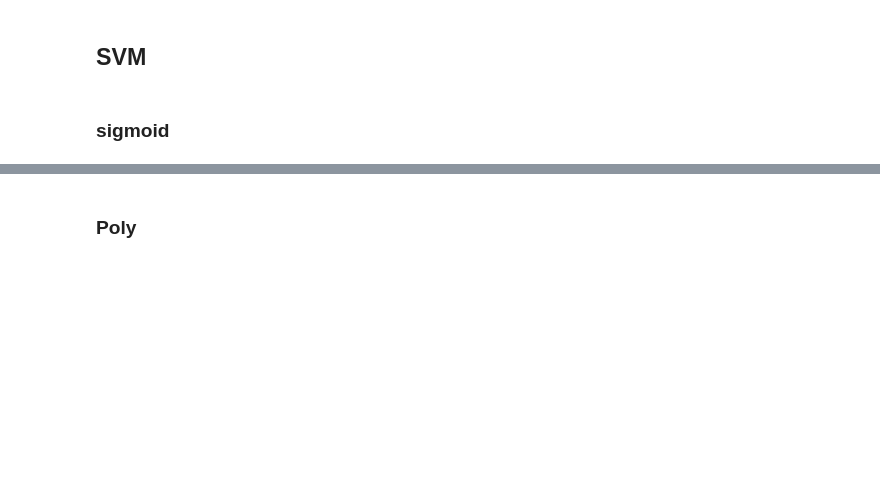
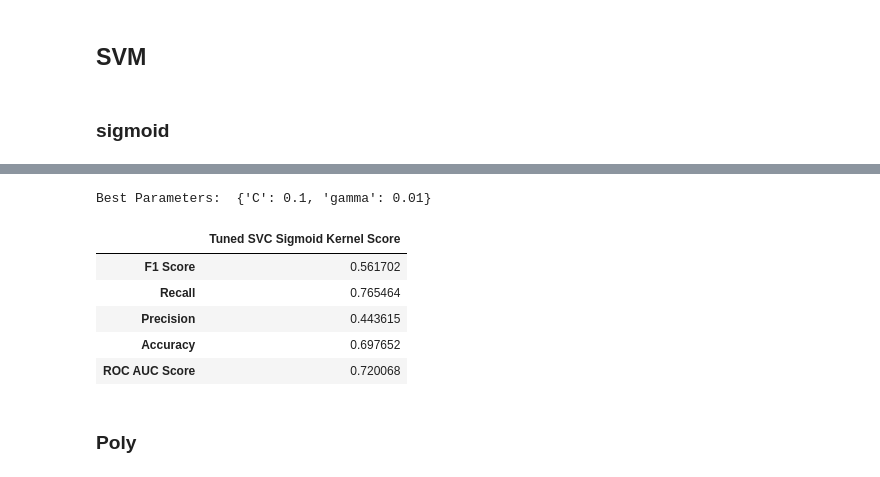
Before and after one commit to SNU-Fintech-6th/ML_project, a Jupyter notebook: HR_Analysis_modeling.ipynb, the cells around one changed output, grey strips where cells are left out. Drawn from its saved outputs; the diff is of its cells as text; code cells hidden in the pictures; blank space fills up the shorter version.

```diff
--- a/HR_Analysis_model.ipynb
+++ b/HR_Analysis_modeling.ipynb
@@ -1505,25 +1512,33 @@ df_SVC_sigmoid
 # %%
 params_grid = {
-    'C': [10 ** k for k in range(-3, 3)], # 1.0
+    'C': [10 ** k for k in range(-2, 2)], # 1.0
     'gamma': ['scale', 'auto', 0.01, 0.1, 1] # scale
 }
 
 # Initialize the GridSearchCV
 SVC_sigmoid_t = GridSearchCV(SVC_sigmoid, params_grid, cv=5, scoring='f1')
 SVC_sigmoid_t.fit(X_train_resampled, y_train_resampled)
 
 # Output the best parameters
 print("Best Parameters: ", SVC_sigmoid_t.best_params_)
 
 # Predictions and evaluation
 SVC_sigmoid_t_prediction = SVC_sigmoid_t.predict(X_test_scaled)
 cm_SVC_sigmoid_t = confusion_matrix(y_test, SVC_sigmoid_t_prediction)
 df_SVC_sigmoid_t = pd.DataFrame(data=[f1_score(y_test, SVC_sigmoid_t_prediction), recall_score(y_test, SVC_sigmoid_t_prediction),
                    precision_score(y_test, SVC_sigmoid_t_prediction), accuracy_score(y_test, SVC_sigmoid_t_prediction),
                    roc_auc_score(y_test, SVC_sigmoid_t_prediction)],
              columns=['Tuned SVC Sigmoid Kernel Score'],
              index=["F1 Score", "Recall", "Precision", "Accuracy", "ROC AUC Score"])
 df_SVC_sigmoid_t
+# %% [output]
+Best Parameters:  {'C': 0.1, 'gamma': 0.01}
+|  | Tuned SVC Sigmoid Kernel Score |
+| F1 Score | 0.561702 |
+| Recall | 0.765464 |
+| Precision | 0.443615 |
+| Accuracy | 0.697652 |
+| ROC AUC Score | 0.720068 |
 # %% [markdown]
 ### Poly
 # %%
```
Also changed, not shown: parts of 58 cells of this notebook.
